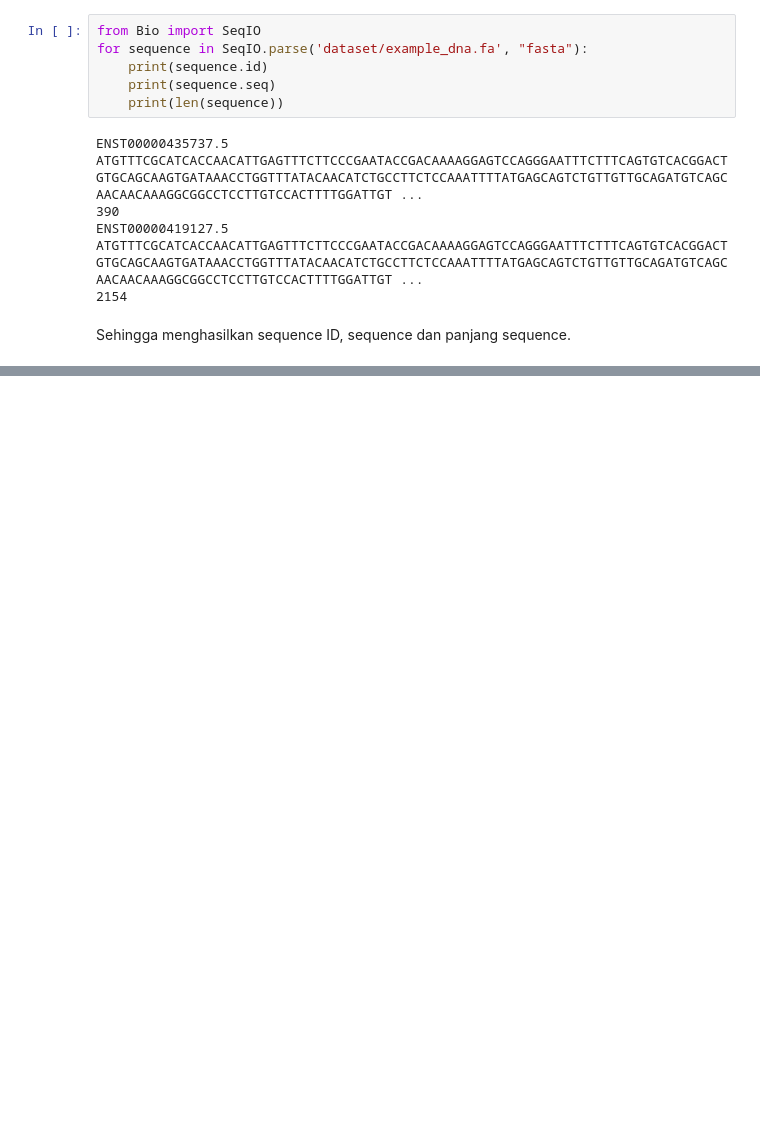
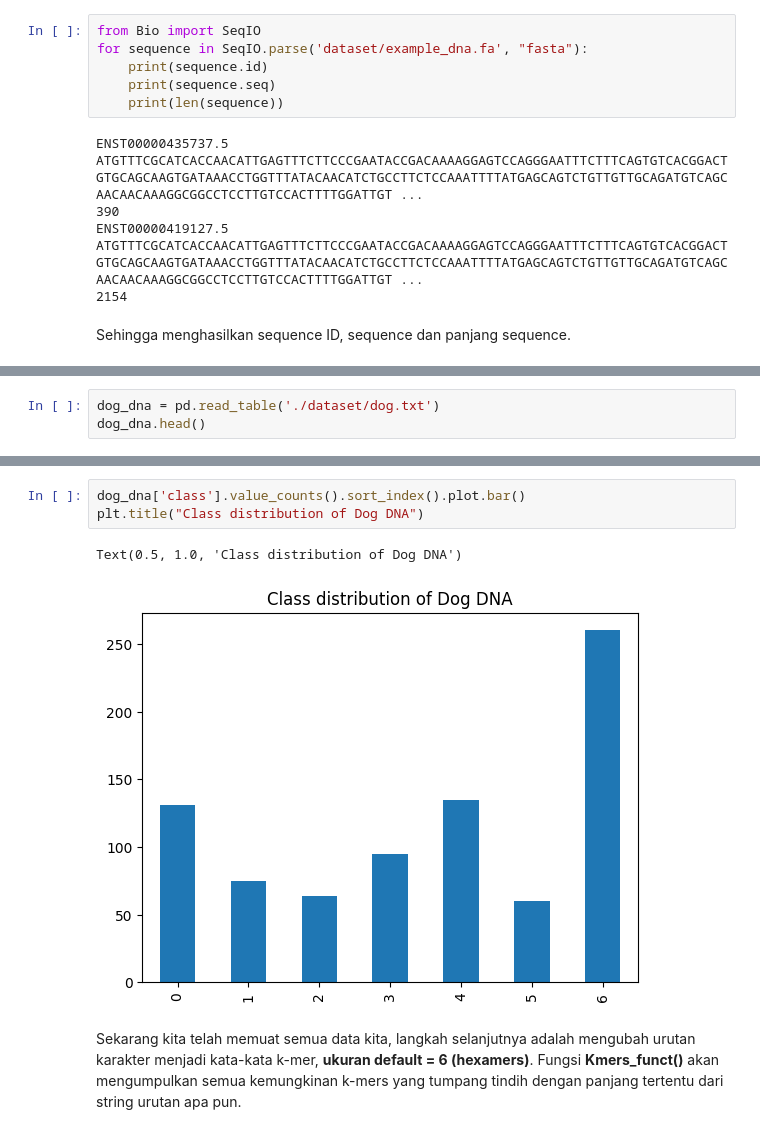
Before and after one commit to daffayrr/Bioinformatics, a Jupyter notebook: DNA Sequencing with Machine Learning.ipynb, the cells around one changed output, grey strips where cells are left out. Drawn from its saved outputs; the diff is of its cells as text; blank space fills up the shorter version.

```diff
--- a/DNA Sequencing with Machine Learning.ipynb
+++ b/DNA Sequencing with Machine Learning.ipynb
@@ -60,0 +271,3 @@ Sehingga menghasilkan sequence ID, sequence dan panjang sequence.
+# %%
+dog_dna = pd.read_table('./dataset/dog.txt')
+dog_dna.head()
@@ -60,0 +281,8 @@ Sehingga menghasilkan sequence ID, sequence dan panjang sequence.
+# %%
+dog_dna['class'].value_counts().sort_index().plot.bar()
+plt.title("Class distribution of Dog DNA")
+# %% [output]
+Text(0.5, 1.0, 'Class distribution of Dog DNA')
+[figure, added]
+# %% [markdown]
+Sekarang kita telah memuat semua data kita, langkah selanjutnya adalah mengubah urutan karakter menjadi kata-kata k-mer, <b>ukuran default = 6 (hexamers)</b>. Fungsi <b>Kmers_funct()</b> akan mengumpulkan semua kemungkinan k-mers yang tumpang tindih dengan panjang tertentu dari string urutan apa pun.
```
Also changed, not shown: parts of 53 cells of this notebook.
